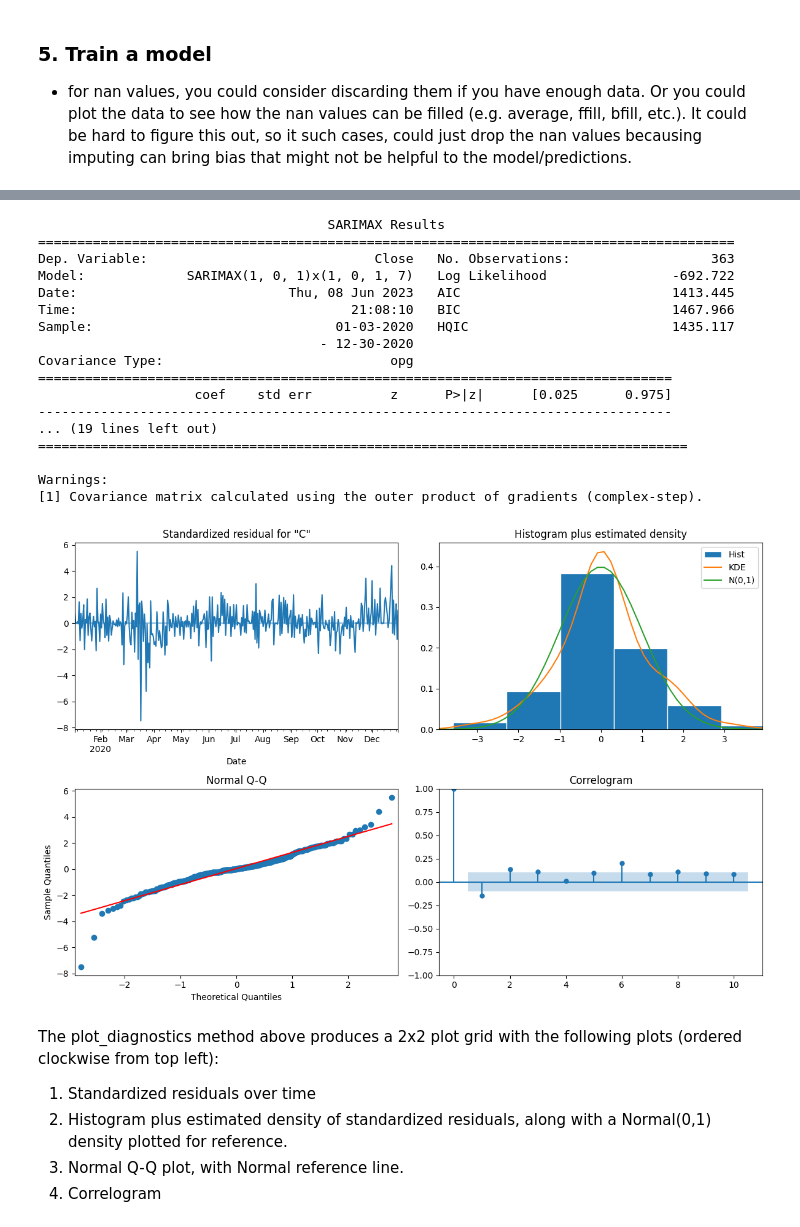
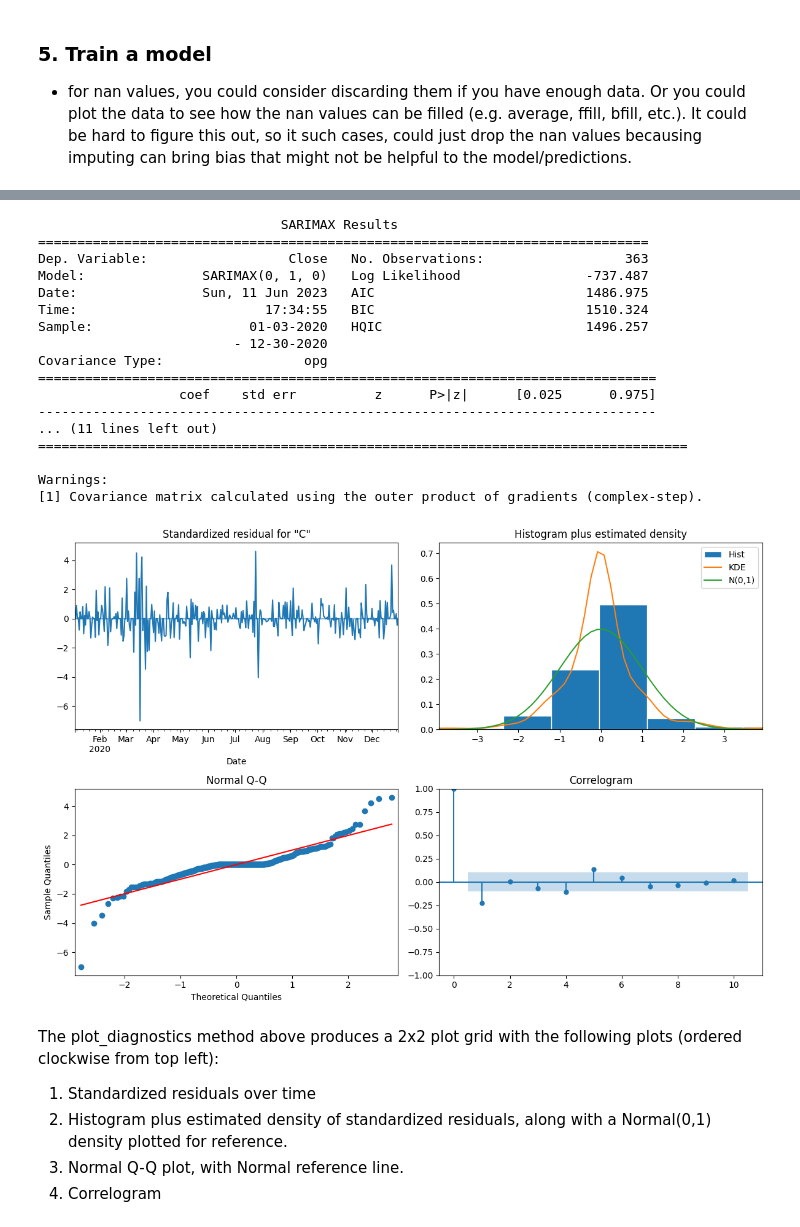
Before and after one commit to henryhyunwookim/ValueInvestor, a Jupyter notebook: ValueInvestor.ipynb, the cells around one changed output, grey strips where cells are left out. Drawn from its saved outputs; the diff is of its cells as text; code cells hidden in the pictures.

```diff
--- a/ValueInvestor.ipynb
+++ b/ValueInvestor.ipynb
@@ -129 +137,4 @@ test_df_1 = add_moving_average(test_df_1)
+# %%
+train_df_1 = add_datetime_features(train_df_1, year=False, month=True, day=True, weekday=True)
+test_df_1 = add_datetime_features(test_df_1, year=False, month=True, day=True, weekday=True)
 # %% [markdown]
@@ -133,8 +144,8 @@ from pylab import rcParams
 rcParams['figure.figsize'] = 12, 8
 
 print("Plot seasonal componets of train_df_1:")
-train_df_1 = decompose_timeseries(df=train_df_1, frequency='D', column='Close', add_to_df=True, plot=True)
-test_df_1 = decompose_timeseries(df=test_df_1, frequency='D', column='Close', add_to_df=True, plot=False)
+train_df_1 = add_seasonal_components(df=train_df_1, frequency='D', column='Close', add_to_df=True, plot=True)
+test_df_1 = add_seasonal_components(df=test_df_1, frequency='D', column='Close', add_to_df=True, plot=False)
 # %% [output]
 Plot seasonal componets of train_df_1:
 [figure]
@@ -189,0 +255,10 @@ normalized_train_df_1
+# %%
+corr_df = normalized_train_df_1.corr()
+print("Features with correlation equal to or lower than 0.7:")
+print(corr_df[['Close']][corr_df.loc['Close'] <= 0.7])
+print("\nFeatures with correlation higher than 0.7:")
+print(corr_df[['Close']][corr_df.loc['Close'] > 0.7])
+
+cols_to_keep = list(corr_df['Close'][corr_df.loc['Close'] > 0.7].index)
+print("Features to use for training a prediction model:")
+cols_to_keep
@@ -226,9 +312,9 @@ normalized_train_df_1.describe()
 # %%
-temp_train_df = normalized_train_df_1.asfreq('D').ffill().dropna(axis=1)
+temp_train_df = normalized_train_df_1[cols_to_keep].asfreq('D').ffill().dropna(axis=1)
 y_train_1 = temp_train_df.Close
 X_train_1 = temp_train_df.drop('Close', axis=1)
 
-temp_test_df = normalized_test_df_1.asfreq('D').ffill().dropna(axis=1)
+temp_test_df = normalized_test_df_1[cols_to_keep].asfreq('D').ffill().dropna(axis=1)
 y_test_1 = temp_test_df.Close
 X_test_1 = temp_test_df.drop('Close', axis=1)
 # %%
@@ -275,38 +361,38 @@ Warnings:
 # %%
 from statsmodels.tsa.statespace.sarimax import SARIMAX
 # https://www.statsmodels.org/dev/generated/statsmodels.tsa.statespace.sarimax.SARIMAX.html
 
 sarimax_model = SARIMAX(
     endog = y_train_1,
     exog = X_train_1,
-    order=(1,0,1),
-    seasonal_order=(1,0,1,7)
+    order=(0,1,0),
+    # seasonal_order=(0,1,0,7)
     )
 results = sarimax_model.fit(disp=False)
 print(results.summary())
 
 results.plot_diagnostics(figsize=(12, 8))
 plt.tight_layout()
 plt.show()
 # %% [output]
-                                     SARIMAX Results
-=========================================================================================
-Dep. Variable:                             Close   No. Observations:                  363
-Model:             SARIMAX(1, 0, 1)x(1, 0, 1, 7)   Log Likelihood                -692.722
-Date:                           Thu, 08 Jun 2023   AIC                           1413.445
-Time:                                   21:08:10   BIC                           1467.966
-Sample:                               01-03-2020   HQIC                          1435.117
-                                    - 12-30-2020
-Covariance Type:                             opg
-=================================================================================
-                    coef    std err          z      P>|z|      [0.025      0.975]
----------------------------------------------------------------------------------
-... (19 lines left out)
+                               SARIMAX Results
+==============================================================================
+Dep. Variable:                  Close   No. Observations:                  363
+Model:               SARIMAX(0, 1, 0)   Log Likelihood                -737.487
+Date:                Sun, 11 Jun 2023   AIC                           1486.975
+Time:                        17:34:55   BIC                           1510.324
+Sample:                    01-03-2020   HQIC                          1496.257
+                         - 12-30-2020
+Covariance Type:                  opg
+===============================================================================
+                  coef    std err          z      P>|z|      [0.025      0.975]
+-------------------------------------------------------------------------------
+... (11 lines left out)
 ===================================================================================
 
 Warnings:
 [1] Covariance matrix calculated using the outer product of gradients (complex-step).
-[figure, old version]
+[figure, new version]
 # %% [markdown]
 The plot_diagnostics method above produces a 2x2 plot grid with the following plots (ordered clockwise from top left):
 1. Standardized residuals over time
```
Also changed, not shown: parts of 23 cells of this notebook, 3 other files.
